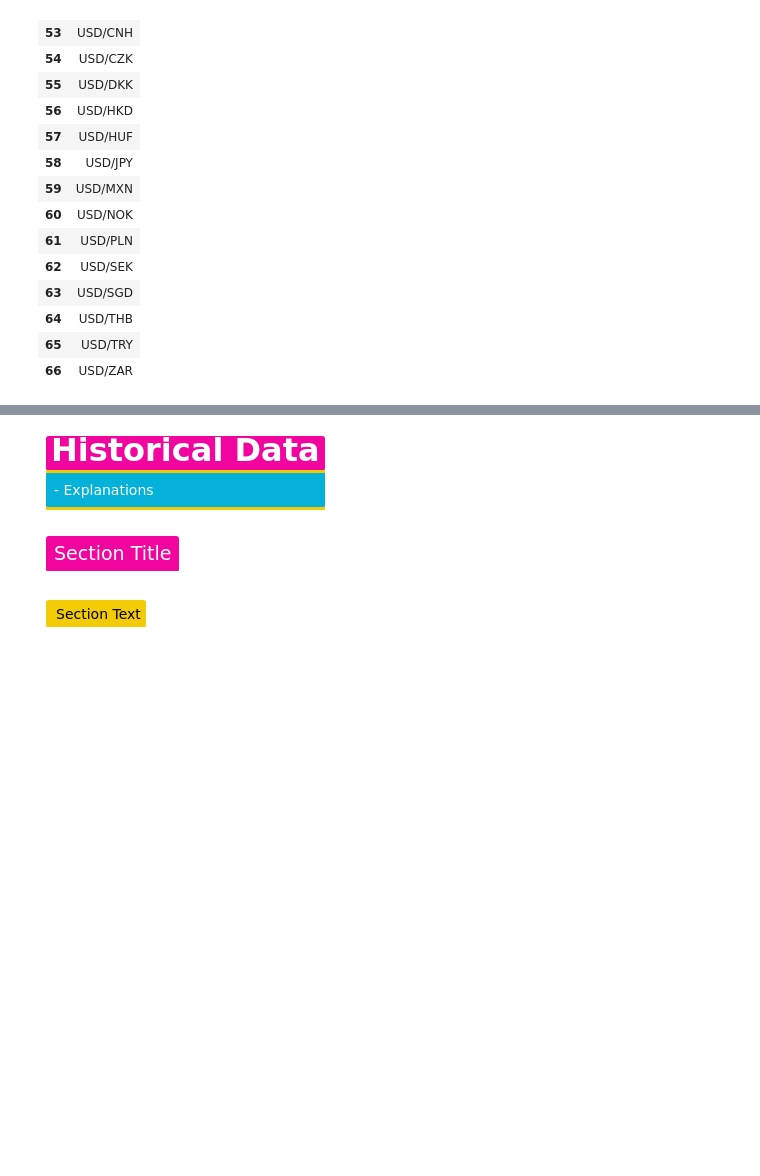
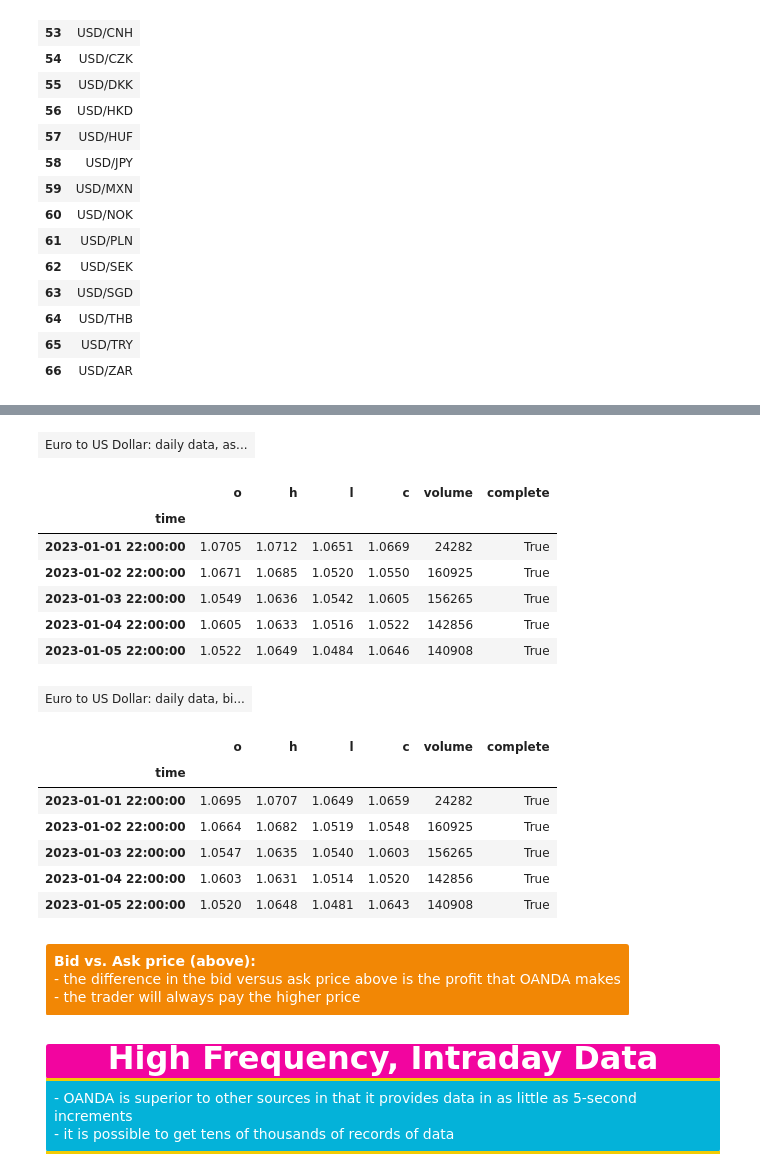
Before and after one commit to EvanMarie/udemy_finance_data, a Jupyter notebook: udemy_finance_part_four.ipynb, the cells around one changed output, grey strips where cells are left out. Cells and saved outputs as stored; diff of their text form; code cells hidden in the pictures; blank space fills up the shorter version.

```diff
--- a/udemy_finance_part_four.ipynb
+++ b/udemy_finance_part_four.ipynb
@@ -135,26 +200,48 @@ multi([(instruments.iloc[0:17], '1'),
+# %%
+pretty('Euro to US Dollar: daily data, ask prices')
+d(api.get_history('EUR_USD',
+				'2023-01-01',
+			    '2023-02-01',
+				'D', 'A').head(5).style.format(precision = 4))
+
+pretty('Euro to US Dollar: daily data, bid prices')
+api.get_history('EUR_USD',
+				'2023-01-01',
+			    '2023-02-01',
+				'D', 'B').head(5).style.format(precision = 4)
+# %% [output]
+| Euro to US Dollar: daily data, as... |
+|  | o | h | l | c | volume | complete |
+| time |  |  |  |  |  |  |
+| 2023-01-01 22:00:00 | 1.0705 | 1.0712 | 1.0651 | 1.0669 | 24282 | True |
+| 2023-01-02 22:00:00 | 1.0671 | 1.0685 | 1.0520 | 1.0550 | 160925 | True |
+| 2023-01-03 22:00:00 | 1.0549 | 1.0636 | 1.0542 | 1.0605 | 156265 | True |
+| 2023-01-04 22:00:00 | 1.0605 | 1.0633 | 1.0516 | 1.0522 | 142856 | True |
+| 2023-01-05 22:00:00 | 1.0522 | 1.0649 | 1.0484 | 1.0646 | 140908 | True |
+| Euro to US Dollar: daily data, bi... |
+|  | o | h | l | c | volume | complete |
+| time |  |  |  |  |  |  |
+| 2023-01-01 22:00:00 | 1.0695 | 1.0707 | 1.0649 | 1.0659 | 24282 | True |
+| 2023-01-02 22:00:00 | 1.0664 | 1.0682 | 1.0519 | 1.0548 | 160925 | True |
+| 2023-01-03 22:00:00 | 1.0547 | 1.0635 | 1.0540 | 1.0603 | 156265 | True |
+| 2023-01-04 22:00:00 | 1.0603 | 1.0631 | 1.0514 | 1.0520 | 142856 | True |
+| 2023-01-05 22:00:00 | 1.0520 | 1.0648 | 1.0481 | 1.0643 | 140908 | True |
+# %% [markdown]
+<html>
+	<table style="width:100%;">
+		<tr>
+			<th style = 'font-size: 14px; font-weight: 500; background-color: #F28705; padding: 8px; line-height: 1.5; color:white; border-radius: 3px; text-align: left;border-bottom: 3px solid white; border-top: 3px solid white;' colspan="3"><b>Bid vs. Ask price (above):</b><br>- the difference in the bid versus ask price above is the profit that OANDA makes<br>- the trader will always pay the higher price</th>
+		</tr>
+	</table>
+</html>
 # %% [markdown]
 <html>
 	<table style="width:100%;">
 		<tr>
-			<th style = 'background-color: #F2059F; padding: 5px 5px 3px 5px; line-height: 1.5; color:white;border-radius: 3px; text-align: center; border-bottom: 3px solid #F2CB05; border-top: 3px solid #F2CB05;' colspan="3"><font size = 6>Historical Data</font></th>
+			<th style = 'background-color: #F2059F; padding: 5px 5px 3px 5px; line-height: 1.5; color:white;border-radius: 3px; text-align: center; border-bottom: 3px solid #F2CB05; border-top: 3px solid #F2CB05;' colspan="3"><font size = 6>High Frequency, Intraday Data</font></th>
 		</tr>
 		<tr>
-			<th style = 'font-size: 14px; font-weight: 500; background-color: #04B2D9; padding: 8px; line-height: 1.5; color:white; border-radius: 3px; text-align: left; border-bottom: 3px solid #F2CB05; border-top: 3px solid #F2CB05' colspan="3">- Explanations</font></th>
+			<th style = 'font-size: 14px; font-weight: 500; background-color: #04B2D9; padding: 8px; line-height: 1.5; color:white; border-radius: 3px; text-align: left; border-bottom: 3px solid #F2CB05; border-top: 3px solid #F2CB05' colspan="3">- OANDA is superior to other sources in that it provides data in as little as 5-second increments<br>- it is possible to get tens of thousands of records of data</font></th>
 		</tr>
 	</table>
 </html>
-# %% [markdown]
-<html>
-	<table style="width:100%;">
-		<tr>
-			<th style = 'font-size: 19px; font-weight: 525; background-color: #F2059F; padding: 8px; line-height: 1.5; color:white; border-radius: 3px; text-align: left; border-bottom: 3px solid white; border-top: 3px solid white;' colspan="3">Section Title</font></th>
-		</tr>
-	</table>
-</html>
-# %% [markdown]
-<html>
-	<table style="width:100%;">
-		<th style = 'font-size: 14px; font-weight: 500; background-color: #F2CB05; padding: 5px 5px 3px 10px; line-height: 1.5; text-align: left; color:black;border-radius: 3px; text-align: left;border-bottom: 3px solid white; border-top: 3px solid white;' colspan="3">Section Text
-		</tr></th>
-	</table>
-</html>
```
Also changed, not shown: parts of 21 cells of this notebook.
